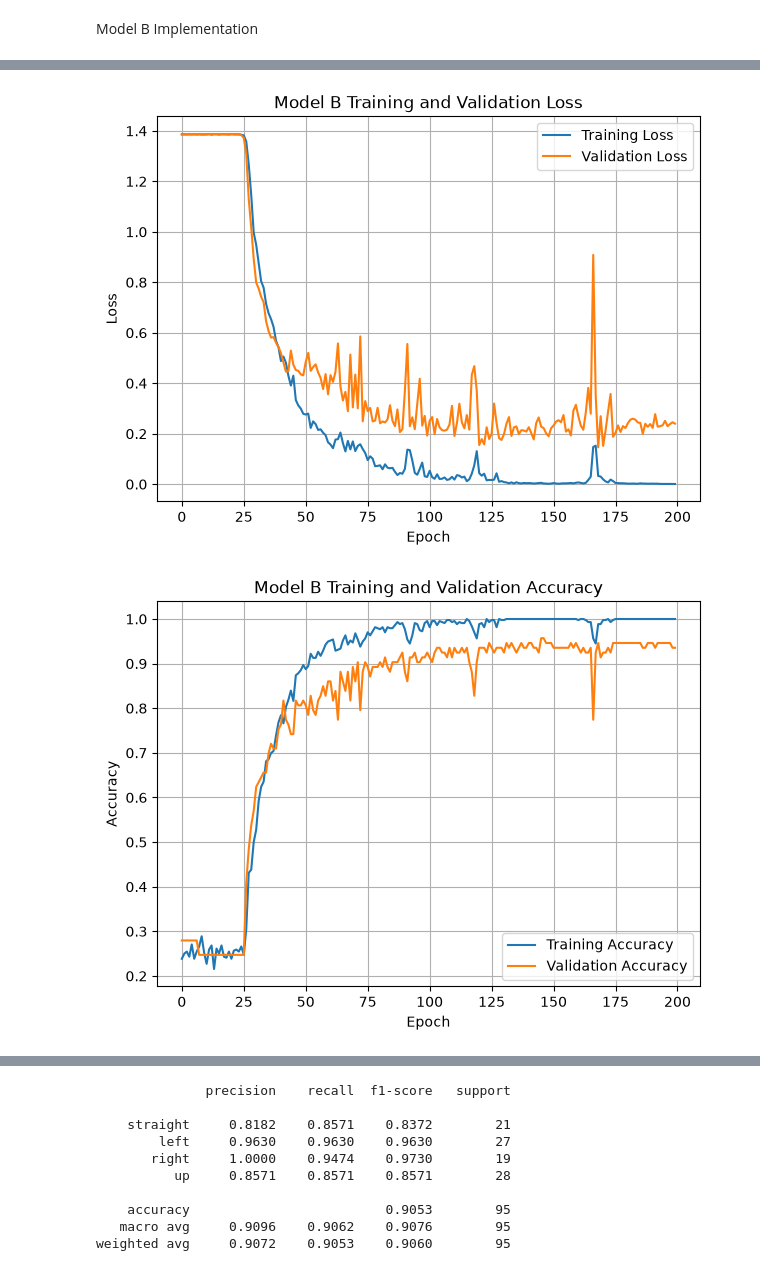
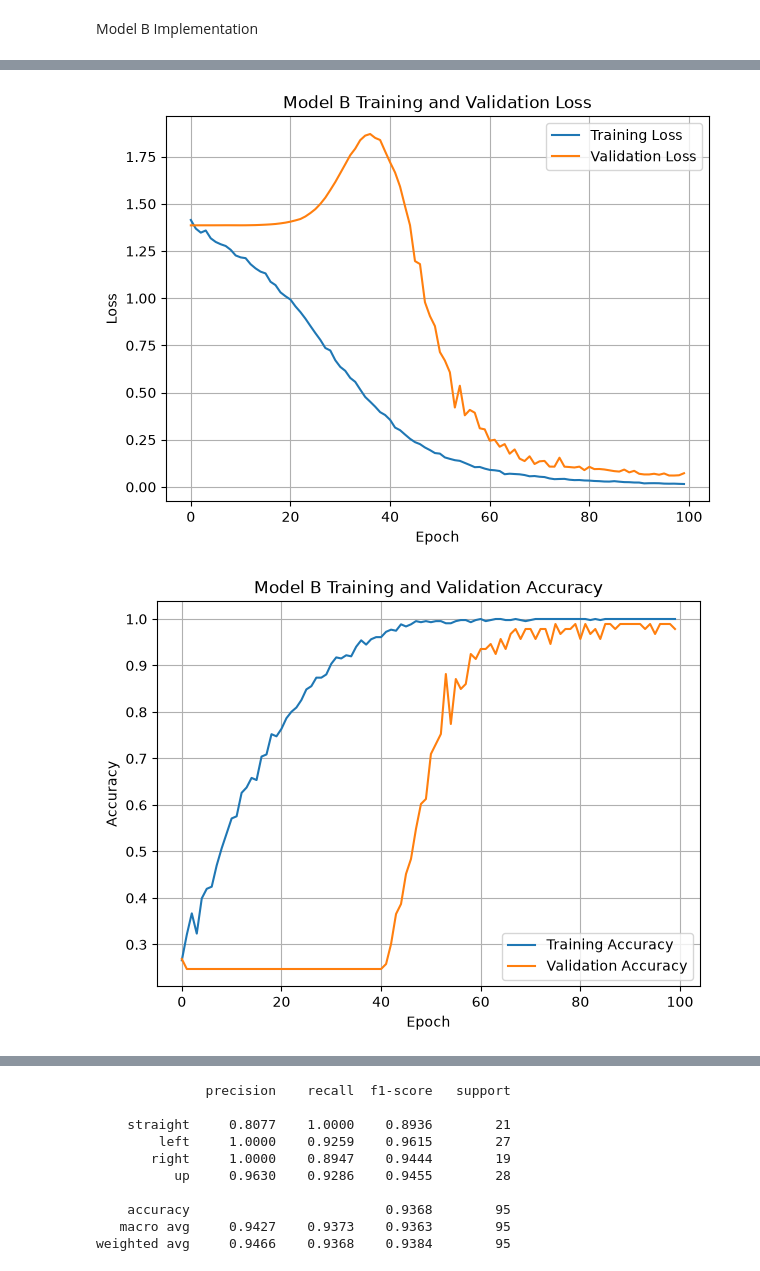
Before and after one commit to SandulRanmuthu/RocogniX_Classification_Assignment, a Jupyter notebook: Model_B/modelB.ipynb, the cells around one changed output, grey strips where cells are left out. Cells and saved outputs as stored; diff of their text form; code cells hidden in the pictures.

Commit message:
model B stable

```diff
--- a/Model_B/modelB.ipynb
+++ b/Model_B/modelB.ipynb
@@ -517,9 +346,10 @@ Epoch 200/200
 # %%
 import matplotlib.pyplot as plt
 
+# Model B Performance Plots
 plt.figure(figsize=(7,5))
-plt.plot(history_B2.history["loss"], label="Training Loss")
-plt.plot(history_B2.history["val_loss"], label="Validation Loss")
+plt.plot(history_B.history["loss"], label="Training Loss")
+plt.plot(history_B.history["val_loss"], label="Validation Loss")
 plt.xlabel("Epoch")
 plt.ylabel("Loss")
 plt.title("Model B Training and Validation Loss")
@@ -529,8 +359,8 @@ plt.show()
 
 
 plt.figure(figsize=(7,5))
-plt.plot(history_B2.history["accuracy"], label="Training Accuracy")
-plt.plot(history_B2.history["val_accuracy"], label="Validation Accuracy")
+plt.plot(history_B.history["accuracy"], label="Training Accuracy")
+plt.plot(history_B.history["val_accuracy"], label="Validation Accuracy")
 plt.xlabel("Epoch")
 plt.ylabel("Accuracy")
 plt.title("Model B Training and Validation Accuracy")
@@ -539,46 +369,48 @@ plt.grid()
 plt.show()
 
 
-test_loss2, test_accuracy2 = model_B2.evaluate(
+
+# Evaluate Model B on Test Set
+test_loss, test_accuracy = model_B.evaluate(
     X_test, y_test,
     verbose=1
 )
 
-print(f"Test Loss: {test_loss2:.4f}")
-print(f"Test Accuracy: {test_accuracy2:.4f}")
-print(f"Test Accuracy: {test_accuracy2*100:.2f}%")
+print(f"Test Loss: {test_loss:.4f}")
+print(f"Test Accuracy: {test_accuracy:.4f}")
+print(f"Test Accuracy: {test_accuracy*100:.2f}%")
 
 
 # Genarate Predictions
-y_pred_prob2 = model_B2.predict(X_test)
-y_pred2 = np.argmax(y_pred_prob2, axis=1)
+y_pred_prob = model_B.predict(X_test)
+y_pred = np.argmax(y_pred_prob, axis=1)
 
 from sklearn.metrics import confusion_matrix, classification_report
 import matplotlib.pyplot as plt
 import seaborn as sns
 
-cm = confusion_matrix(y_test, y_pred2)
+cm = confusion_matrix(y_test, y_pred)
 
 plt.figure(figsize=(6,5))
 sns.heatmap(
     cm,
     annot=True,
     fmt="d",
     cmap="Blues",
     xticklabels=CLASS_NAMES,
     yticklabels=CLASS_NAMES
 )
 plt.xlabel("Predicted")
 plt.ylabel("Actual")
-plt.title("Model B2 Confusion Matrix")
+plt.title("Model B Confusion Matrix")
 plt.show()
 
 print(classification_report(
     y_test,
-    y_pred2,
+    y_pred,
     target_names=CLASS_NAMES,
     digits=4
 ))
 # %% [output]
-[figure, old version]
+[figure, new version]
-[figure, old version]
+[figure, new version]
@@ -593,10 +423,10 @@ WARNING:tensorflow:5 out of the last 7 calls to <function TensorFlowTrainer.make
               precision    recall  f1-score   support
 
-    straight     0.8182    0.8571    0.8372        21
-        left     0.9630    0.9630    0.9630        27
-       right     1.0000    0.9474    0.9730        19
-          up     0.8571    0.8571    0.8571        28
+    straight     0.8077    1.0000    0.8936        21
+        left     1.0000    0.9259    0.9615        27
+       right     1.0000    0.8947    0.9444        19
+          up     0.9630    0.9286    0.9455        28
 
-    accuracy                         0.9053        95
-   macro avg     0.9096    0.9062    0.9076        95
-weighted avg     0.9072    0.9053    0.9060        95
+    accuracy                         0.9368        95
+   macro avg     0.9427    0.9373    0.9363        95
+weighted avg     0.9466    0.9368    0.9384        95
```
Also changed, not shown: parts of 17 cells of this notebook, 2 other files.
